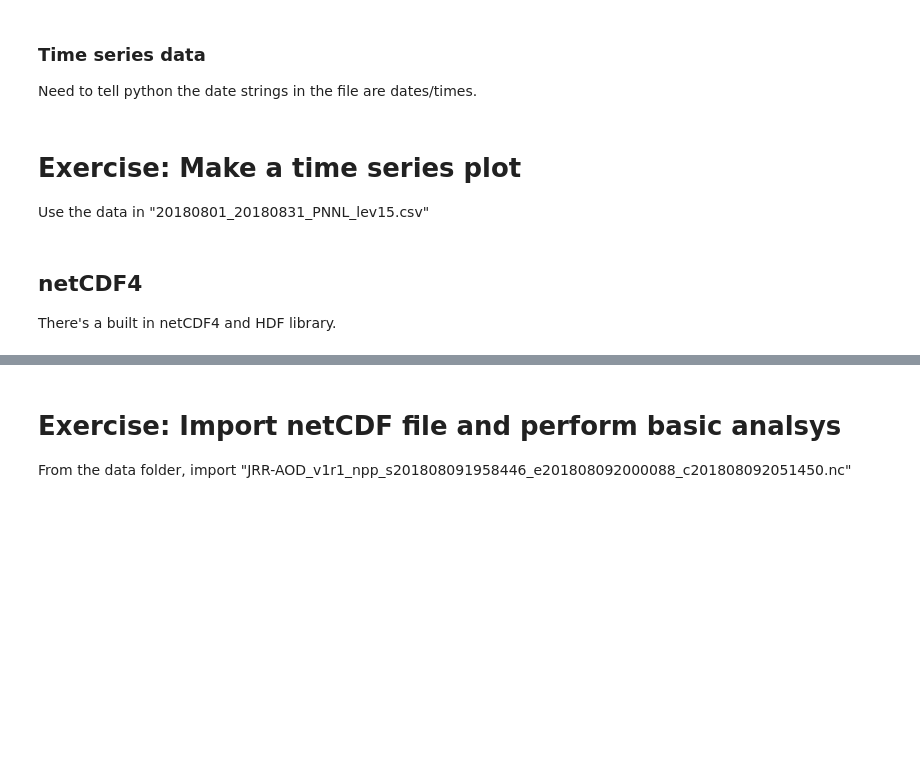
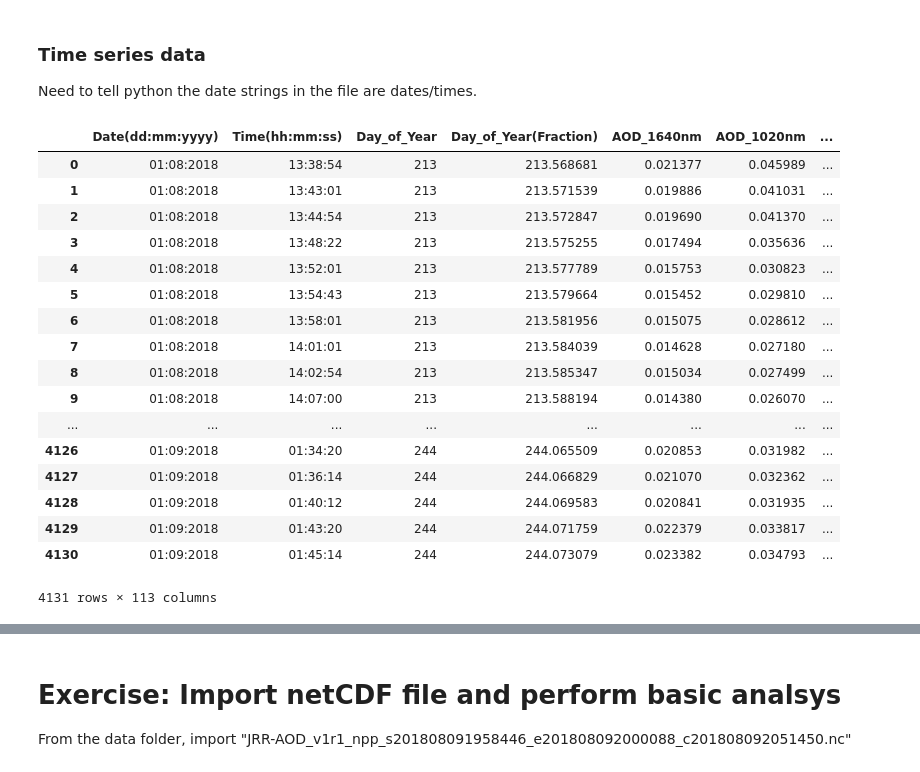
Before and after one commit to eviatarbach/ncep-lectures, a Jupyter notebook: python-lab-1.ipynb, the cells around one changed output, grey strips where cells are left out. Drawn from its saved outputs; the diff is of its cells as text; code cells hidden in the pictures; blank space fills up the shorter version.

```diff
--- a/python-lab-1.ipynb
+++ b/python-lab-1.ipynb
@@ -202,6 +207,22 @@ Need to tell python the date strings in the file are dates/times.
-# %% [markdown]
-# Exercise: Make a time series plot
-Use the data in "20180801_20180831_PNNL_lev15.csv"
-# %% [markdown]
-## netCDF4
-There's a built in netCDF4 and HDF library.
+# %%
+aeronetStaPNNL = pd.read_csv('data/20180801_20180831_PNNL_lev15.csv')
+aeronetStaPNNL
+# %% [output]
+|  | Date(dd:mm:yyyy) | Time(hh:mm:ss) | Day_of_Year | Day_of_Year(Fraction) | AOD_1640nm | AOD_1020nm | ... |
+| 0 | 01:08:2018 | 13:38:54 | 213 | 213.568681 | 0.021377 | 0.045989 | ... |
+| 1 | 01:08:2018 | 13:43:01 | 213 | 213.571539 | 0.019886 | 0.041031 | ... |
+| 2 | 01:08:2018 | 13:44:54 | 213 | 213.572847 | 0.019690 | 0.041370 | ... |
+| 3 | 01:08:2018 | 13:48:22 | 213 | 213.575255 | 0.017494 | 0.035636 | ... |
+| 4 | 01:08:2018 | 13:52:01 | 213 | 213.577789 | 0.015753 | 0.030823 | ... |
+| 5 | 01:08:2018 | 13:54:43 | 213 | 213.579664 | 0.015452 | 0.029810 | ... |
+| 6 | 01:08:2018 | 13:58:01 | 213 | 213.581956 | 0.015075 | 0.028612 | ... |
+| 7 | 01:08:2018 | 14:01:01 | 213 | 213.584039 | 0.014628 | 0.027180 | ... |
+| 8 | 01:08:2018 | 14:02:54 | 213 | 213.585347 | 0.015034 | 0.027499 | ... |
+| 9 | 01:08:2018 | 14:07:00 | 213 | 213.588194 | 0.014380 | 0.026070 | ... |
+| ... | ... | ... | ... | ... | ... | ... | ... |
+| 4126 | 01:09:2018 | 01:34:20 | 244 | 244.065509 | 0.020853 | 0.031982 | ... |
+| 4127 | 01:09:2018 | 01:36:14 | 244 | 244.066829 | 0.021070 | 0.032362 | ... |
+| 4128 | 01:09:2018 | 01:40:12 | 244 | 244.069583 | 0.020841 | 0.031935 | ... |
+| 4129 | 01:09:2018 | 01:43:20 | 244 | 244.071759 | 0.022379 | 0.033817 | ... |
+| 4130 | 01:09:2018 | 01:45:14 | 244 | 244.073079 | 0.023382 | 0.034793 | ... |
+4131 rows × 113 columns
```
Also changed, not shown: parts of 33 cells of this notebook.
